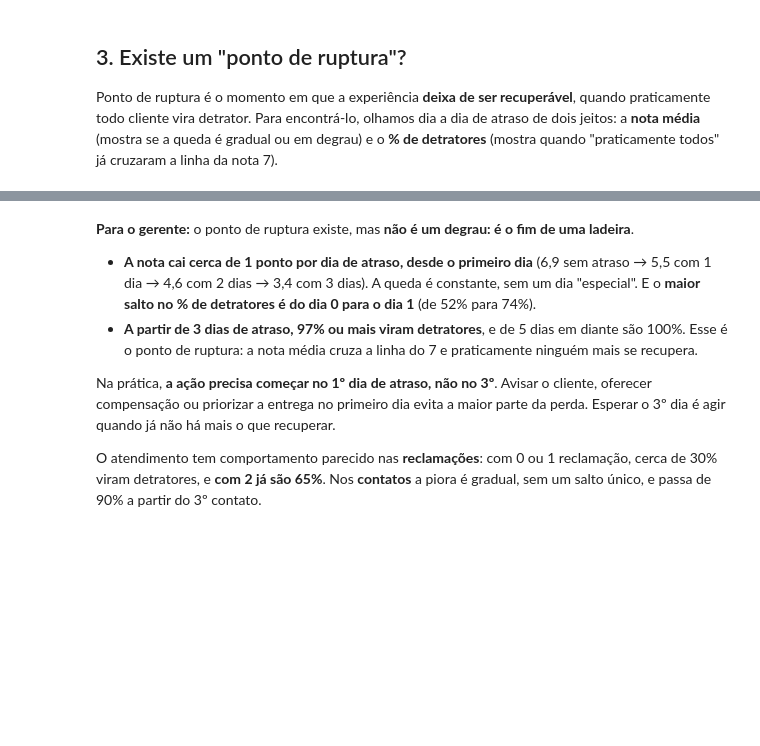
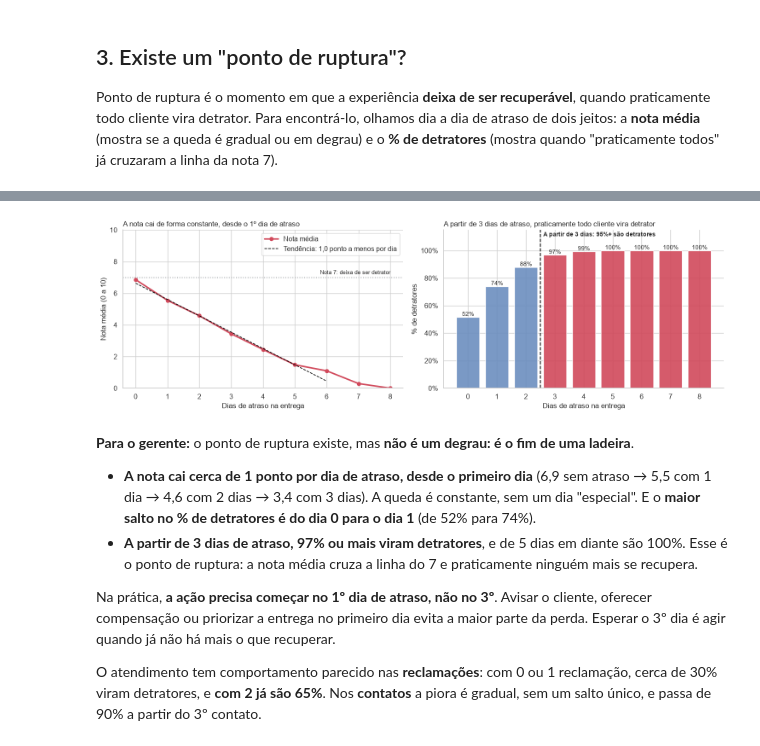
Before and after one commit to CristovaoTorres/techchallenge-fase1-nps, a Jupyter notebook: notebooks/03_eda.ipynb, the cells around one changed output, grey strips where cells are left out. Drawn from its saved outputs; the diff is of its cells as text; code cells hidden in the pictures; blank space fills up the shorter version.

```diff
--- a/notebooks/03_eda.ipynb
+++ b/notebooks/03_eda.ipynb
@@ -512,3 +462,60 @@ por_dia_atraso.round(1)
+# %%
+fig, (ax_nota, ax_pct) = plt.subplots(1, 2, figsize=(15, 4.8))
+
+# Painel 1: nota média por dia de atraso + tendência (reta só onde a nota prevista é >= 0)
+nota_prevista = nota_sem_atraso + queda_por_dia * dias
+reta_valida = nota_prevista >= 0
+ax_nota.plot(
+    dias, por_dia_atraso["nota_media"], "o-", color=COR_DESTAQUE, lw=2.5, label="Nota média"
+)
+ax_nota.plot(
+    dias[reta_valida],
+    nota_prevista[reta_valida],
+    "--",
+    color="black",
+    lw=1.2,
+    label=f"Tendência: {abs(queda_por_dia):.1f} ponto a menos por dia".replace(".", ","),
+)
+ax_nota.axhline(LIMITE_NEUTRO, color=COR_NEUTRO, ls=":", lw=1.5)
+ax_nota.text(dias[-1], LIMITE_NEUTRO + 0.2, "Nota 7: deixa de ser detrator", ha="right", fontsize=9)
+ax_nota.set_title(
+    "A nota cai de forma constante, desde o 1º dia de atraso", loc="left", fontsize=12
+)
+ax_nota.set_xlabel("Dias de atraso na entrega")
+ax_nota.set_ylabel("Nota média (0 a 10)")
+ax_nota.set_ylim(0, 10)
+ax_nota.set_xticks(dias)
+ax_nota.legend(loc="upper right")
+
+# Painel 2: % de detratores por dia de atraso
+cores = [COR_DESTAQUE if d >= dia_saturacao else COR_BASE for d in dias]
+barras = ax_pct.bar(dias, por_dia_atraso["pct_detratores"], color=cores, alpha=0.9)
+ax_pct.bar_label(
+    barras, labels=[f"{v:.0f}%" for v in por_dia_atraso["pct_detratores"]], fontsize=10
+)
+ax_pct.axvline(dia_saturacao - 0.5, color="black", ls="--", lw=1.5)
+ax_pct.annotate(
+    f"A partir de {dia_saturacao} dias: {PCT_DETRATORES_SATURACAO}%+ são detratores",
+    xy=(dia_saturacao - 0.4, 0.96),
+    xycoords=("data", "axes fraction"),
+    fontweight="bold",
+    fontsize=10,
+)
+ax_pct.set_title(
+    f"A partir de {dia_saturacao} dias de atraso, praticamente todo cliente vira detrator",
+    loc="left",
+    fontsize=12,
+)
+ax_pct.set_xlabel("Dias de atraso na entrega")
+ax_pct.set_ylabel("% de detratores")
+ax_pct.set_ylim(0, 115)
+ax_pct.set_yticks(range(0, 101, 20))
+ax_pct.set_xticks(dias)
+ax_pct.yaxis.set_major_formatter(mtick.PercentFormatter())
+salvar_figura("03_06_ponto_ruptura_atraso.png")
+plt.show()
+# %% [output]
+[figure, added]
 # %% [markdown]
 **Para o gerente:** o ponto de ruptura existe, mas **não é um degrau: é o fim de uma ladeira**.
 
```
Also changed, not shown: parts of 18 cells of this notebook, 9 other files.
